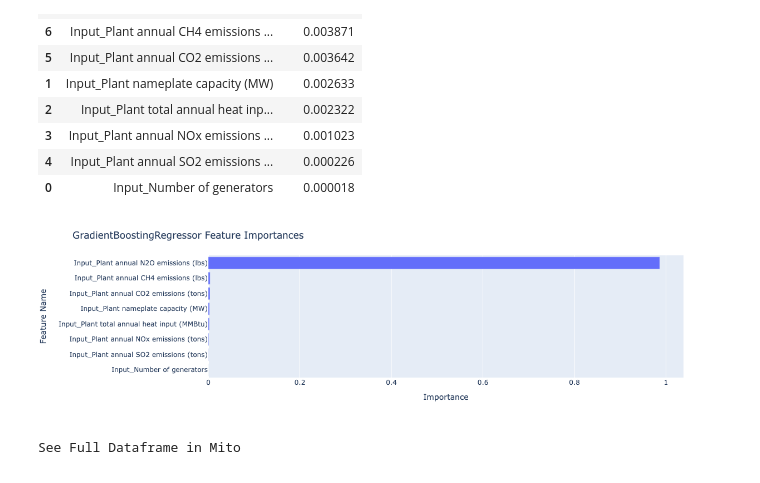
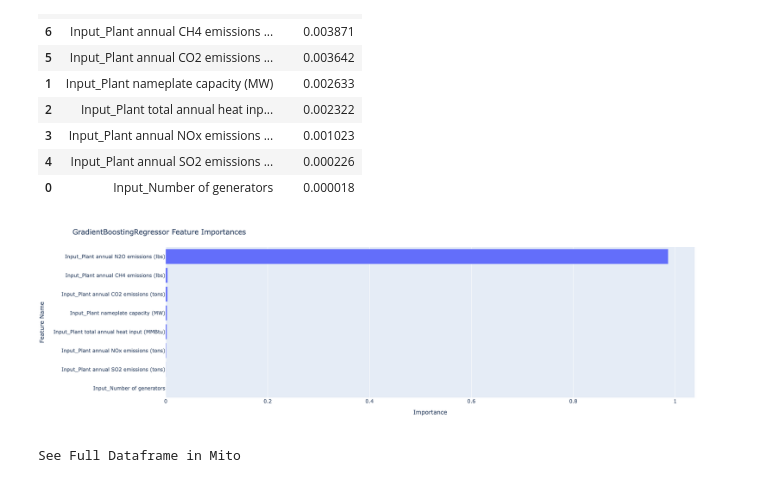
Before and after one commit to kurtsenol/DEA, a Jupyter notebook: DEA_ML_12I_1O_GB_Realdata_Final_1.ipynb, the cells around one changed output. Saved outputs shown, nothing was run; the diff lists cells and outputs as text; code cells hidden in the pictures.

```diff
--- a/DEA_ML_12I_1O_GB_Realdata_Final_1.ipynb
+++ b/DEA_ML_12I_1O_GB_Realdata_Final_1.ipynb
@@ -265,17 +265,17 @@ results.append((0, grid.best_estimator_.steps[1][0], input_imp,
 # %%
 fig = px.bar(df_gb, x="Importance", y="Feature Name")
 
 fig.update_layout(
     autosize=False,
-    width=600,
-    height=300,
+    width=1000,
+    height=500,
     title_text=f"GradientBoostingRegressor Feature Importances",
     yaxis={'categoryorder':'total ascending'}
 )
 
 fig.show()
 # %% [output]
-[figure, old version]
+[figure, new version]
 # %%
 df_gb
 # %% [output]
```
Also changed, not shown: parts of 11 cells of this notebook, 4 other files.
